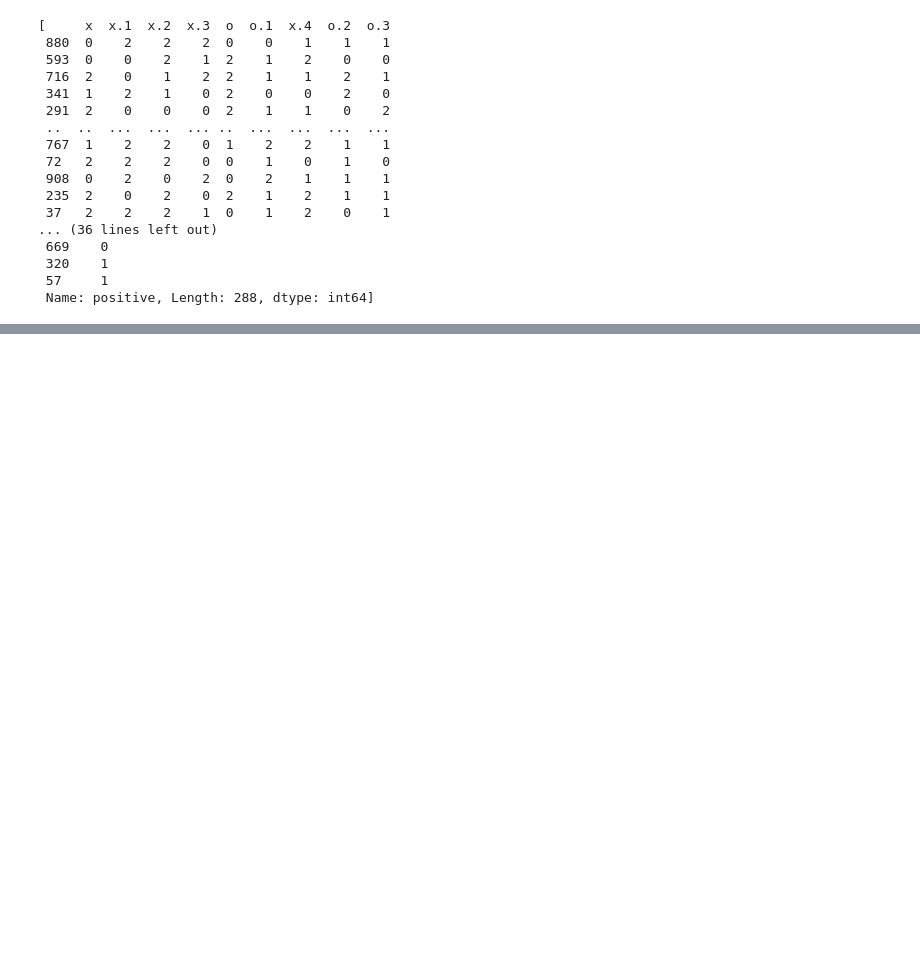
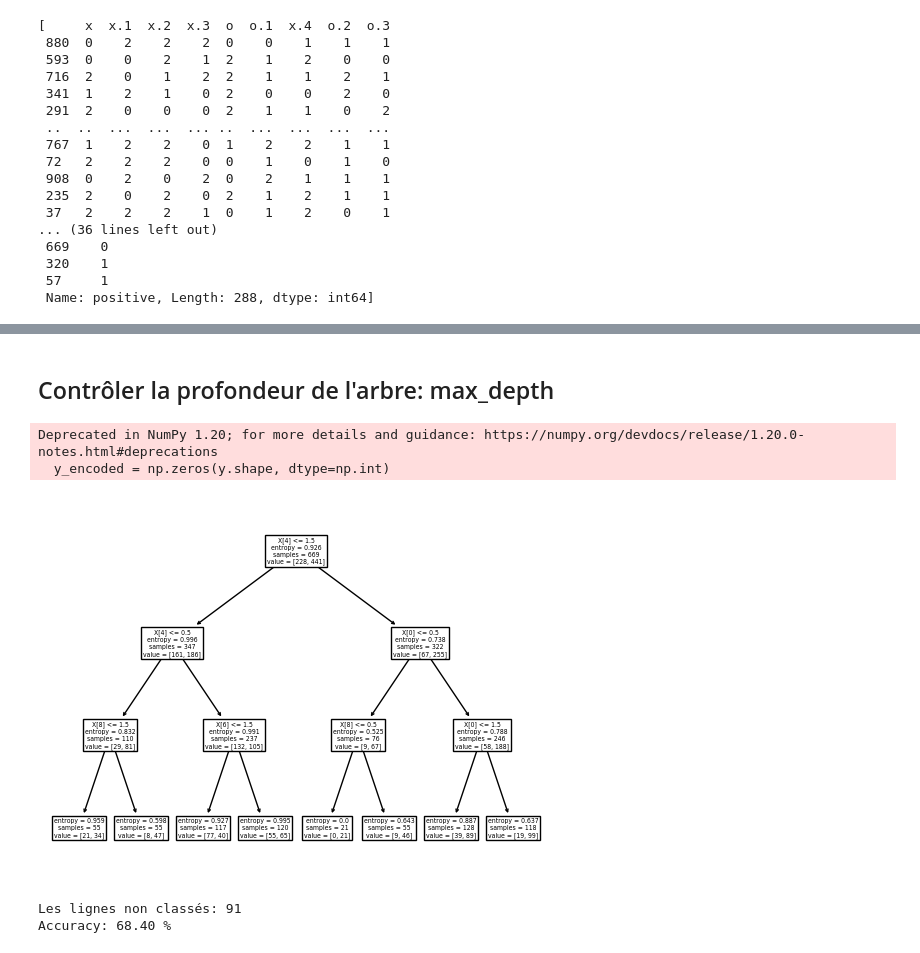
Before and after one commit to khairi-brahmi/DecisionTree-Tic-Toc-Toe, a Jupyter notebook: DecisionTreeTicTacToe.ipynb, the cells around one changed output, grey strips where cells are left out. Drawn from its saved outputs; the diff is of its cells as text; code cells hidden in the pictures; blank space fills up the shorter version.

```diff
--- a/DecisionTreeTicTacToe.ipynb
+++ b/DecisionTreeTicTacToe.ipynb
@@ -229,0 +212,22 @@ Accuracy: 73.26 %
+# %% [markdown]
+## Contrôler la profondeur de l'arbre: max_depth
+# %%
+clf = DecisionTreeClassifier(criterion='entropy',max_depth=3)
+clf = clf.fit(x_train,y_train)
+tree.plot_tree(clf)
+plt.show()
+# %% [output]
+Deprecated in NumPy 1.20; for more details and guidance: https://numpy.org/devdocs/release/1.20.0-notes.html#deprecations
+  y_encoded = np.zeros(y.shape, dtype=np.int)
+[figure, added]
+# %%
+# use the model to make predictions with the test data
+y_pred = clf.predict(x_test)
+# how did our model perform?
+count_misclassified = (y_test != y_pred).sum()
+print('Les lignes non classés: {}'.format(count_misclassified))
+accuracy = metrics.accuracy_score(y_test, y_pred)
+print('Accuracy: {:.2f} %'.format(accuracy * 100))
+# %% [output]
+Les lignes non classés: 91
+Accuracy: 68.40 %
```
Also changed, not shown: parts of 19 cells of this notebook.
